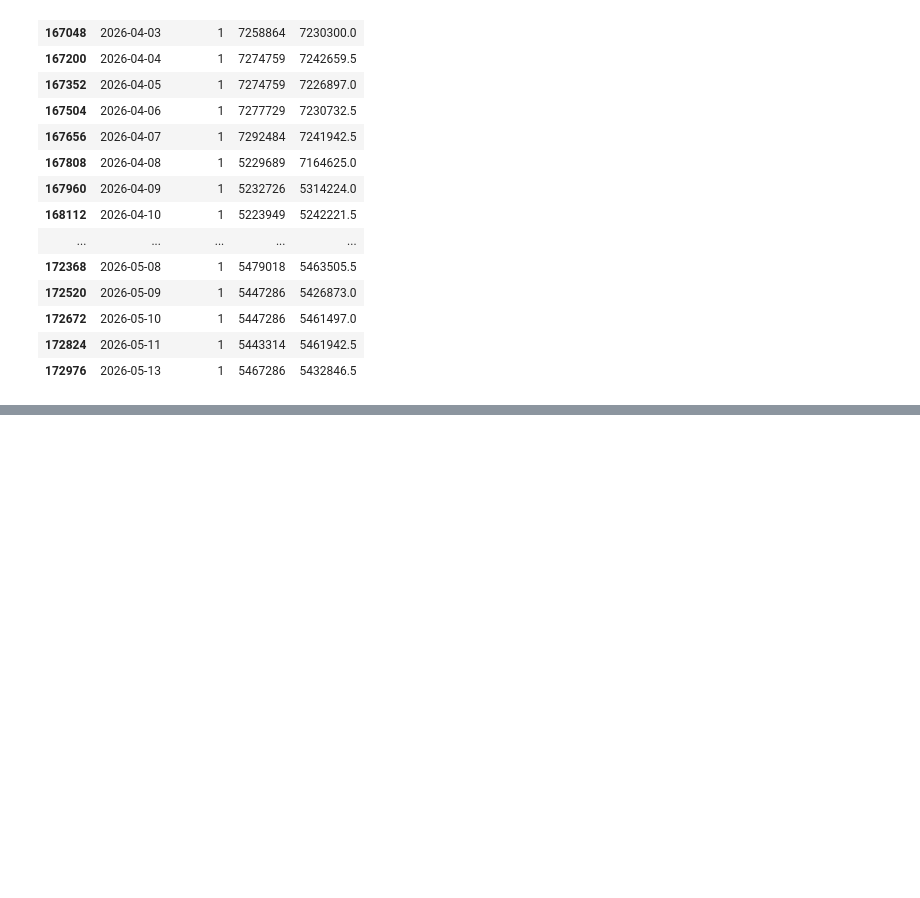
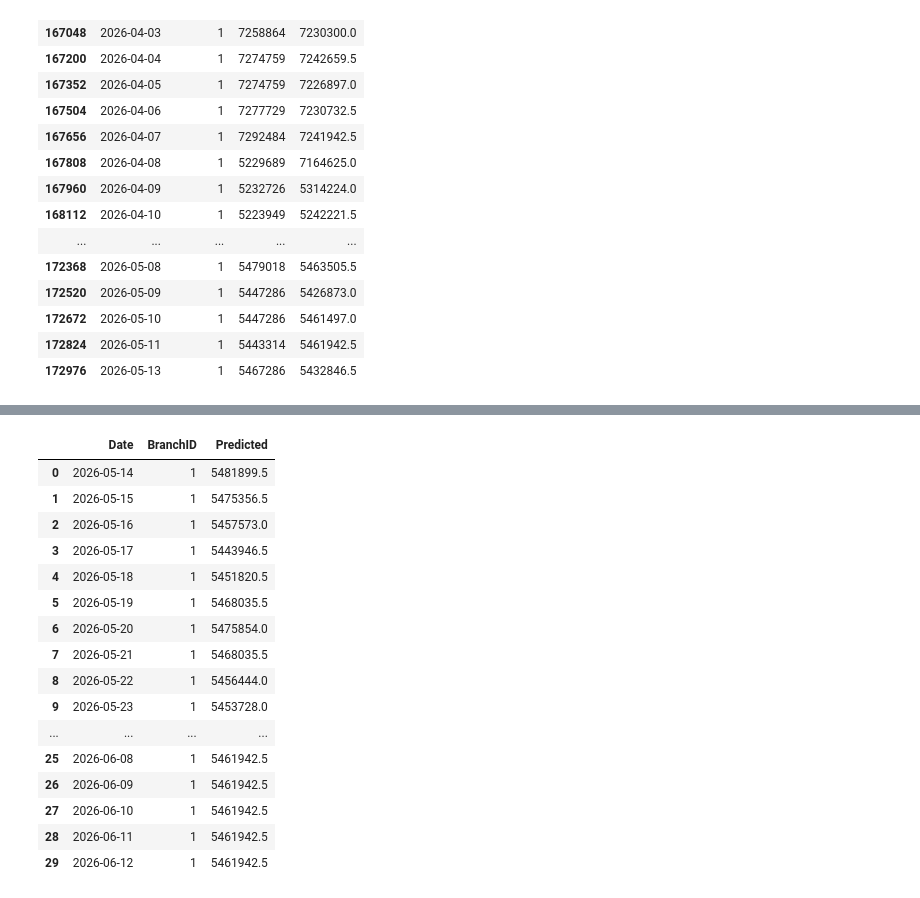
Before and after one commit to prasanna-venkatesh-m/Analytics-Forecast, a Jupyter notebook: Train_Overall_Analytics.ipynb, the cells around one changed output, grey strips where cells are left out. Saved outputs shown, nothing was run; the diff lists cells and outputs as text; code cells hidden in the pictures; blank space fills up the shorter version.

```diff
--- a/Train_Overall_Analytics.ipynb
+++ b/Train_Overall_Analytics.ipynb
@@ -313,0 +406,20 @@ branch_df
+# %%
+forecast_df
+# %% [output]
+|  | Date | BranchID | Predicted |
+| 0 | 2026-05-14 | 1 | 5481899.5 |
+| 1 | 2026-05-15 | 1 | 5475356.5 |
+| 2 | 2026-05-16 | 1 | 5457573.0 |
+| 3 | 2026-05-17 | 1 | 5443946.5 |
+| 4 | 2026-05-18 | 1 | 5451820.5 |
+| 5 | 2026-05-19 | 1 | 5468035.5 |
+| 6 | 2026-05-20 | 1 | 5475854.0 |
+| 7 | 2026-05-21 | 1 | 5468035.5 |
+| 8 | 2026-05-22 | 1 | 5456444.0 |
+| 9 | 2026-05-23 | 1 | 5453728.0 |
+| ... | ... | ... | ... |
+| 25 | 2026-06-08 | 1 | 5461942.5 |
+| 26 | 2026-06-09 | 1 | 5461942.5 |
+| 27 | 2026-06-10 | 1 | 5461942.5 |
+| 28 | 2026-06-11 | 1 | 5461942.5 |
+| 29 | 2026-06-12 | 1 | 5461942.5 |
```
Also changed, not shown: parts of 3 cells of this notebook.
